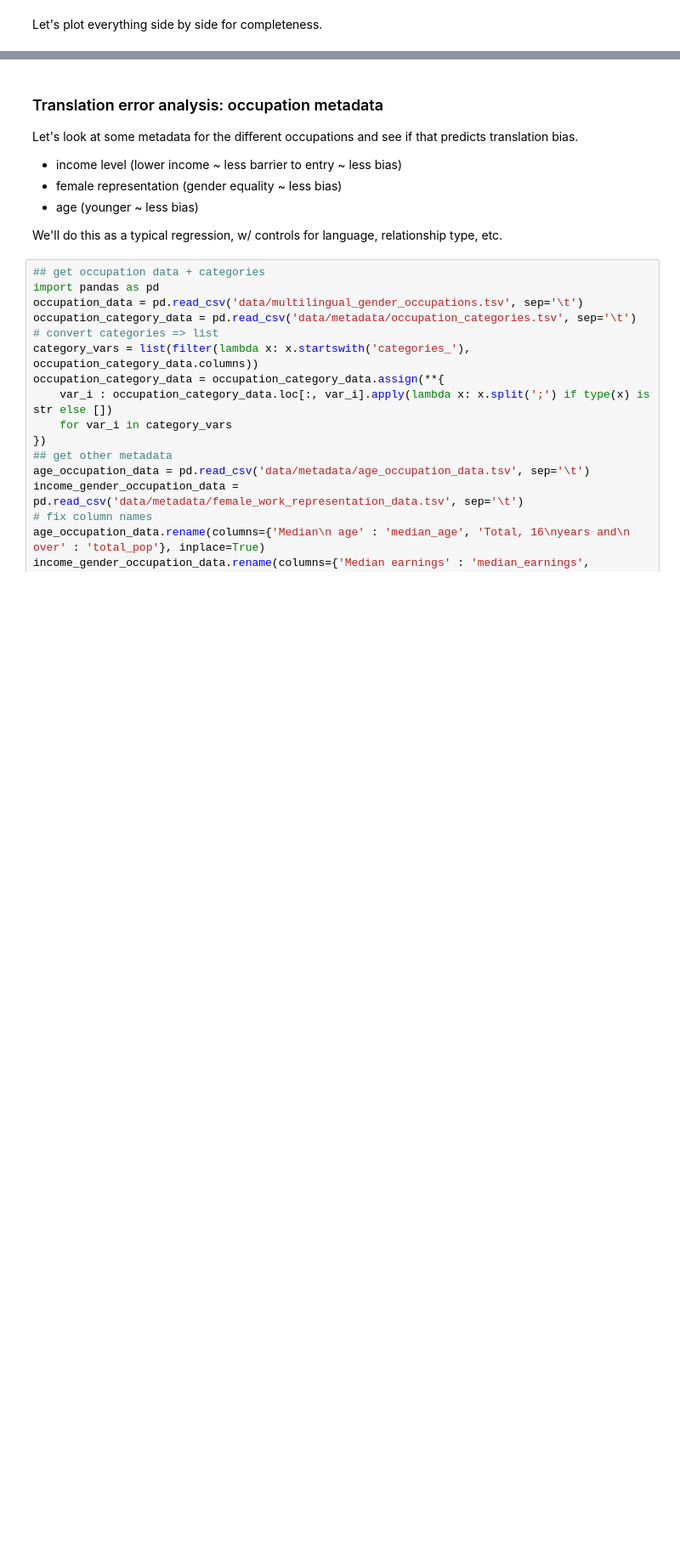
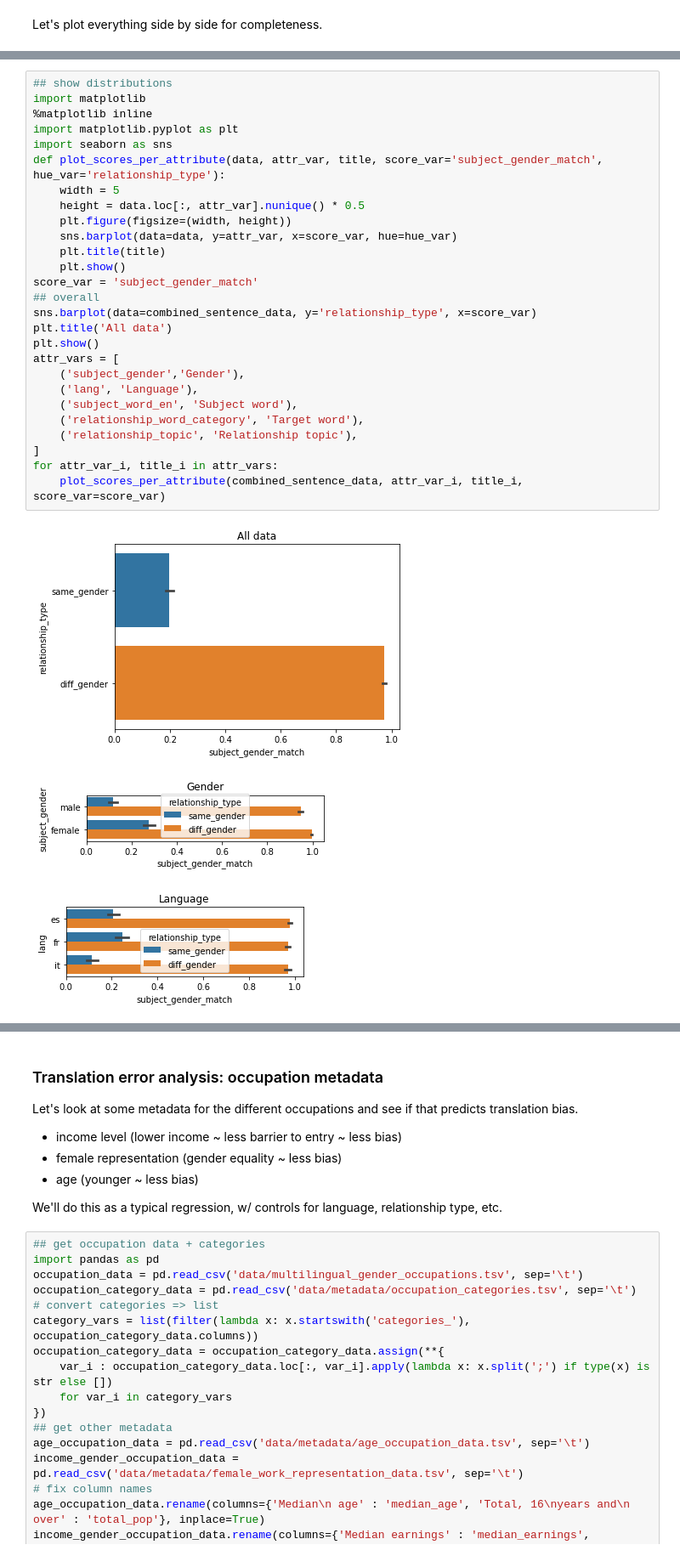
Before and after one commit to ianbstewart/multilingual-same-gender-bias, a Jupyter notebook: query_translations.ipynb, the cells around one changed output, grey strips where cells are left out. Shown: that part at 85% size. Saved outputs shown, nothing was run; the diff lists cells and outputs as text; blank space fills up the shorter version.

Commit message:
new and improved (lol) accuracy plot

```diff
--- a/query_translations.ipynb
+++ b/query_translations.ipynb
@@ -905,0 +742,31 @@ plt.show()
+# %%
+## show distributions
+import matplotlib
+%matplotlib inline
+import matplotlib.pyplot as plt
+import seaborn as sns
+def plot_scores_per_attribute(data, attr_var, title, score_var='subject_gender_match', hue_var='relationship_type'):
+    width = 5
+    height = data.loc[:, attr_var].nunique() * 0.5
+    plt.figure(figsize=(width, height))
+    sns.barplot(data=data, y=attr_var, x=score_var, hue=hue_var)
+    plt.title(title)
+    plt.show()
+score_var = 'subject_gender_match'
+## overall
+sns.barplot(data=combined_sentence_data, y='relationship_type', x=score_var)
+plt.title('All data')
+plt.show()
+attr_vars = [
+    ('subject_gender','Gender'),
+    ('lang', 'Language'),
+    ('subject_word_en', 'Subject word'),
+    ('relationship_word_category', 'Target word'),
+    ('relationship_topic', 'Relationship topic'),
+]
+for attr_var_i, title_i in attr_vars:
+    plot_scores_per_attribute(combined_sentence_data, attr_var_i, title_i, score_var=score_var)
+# %% [output]
+[figure, added]
+[figure, added]
+[figure, added]
```
Also changed, not shown: parts of 33 cells of this notebook, 2 other files.
